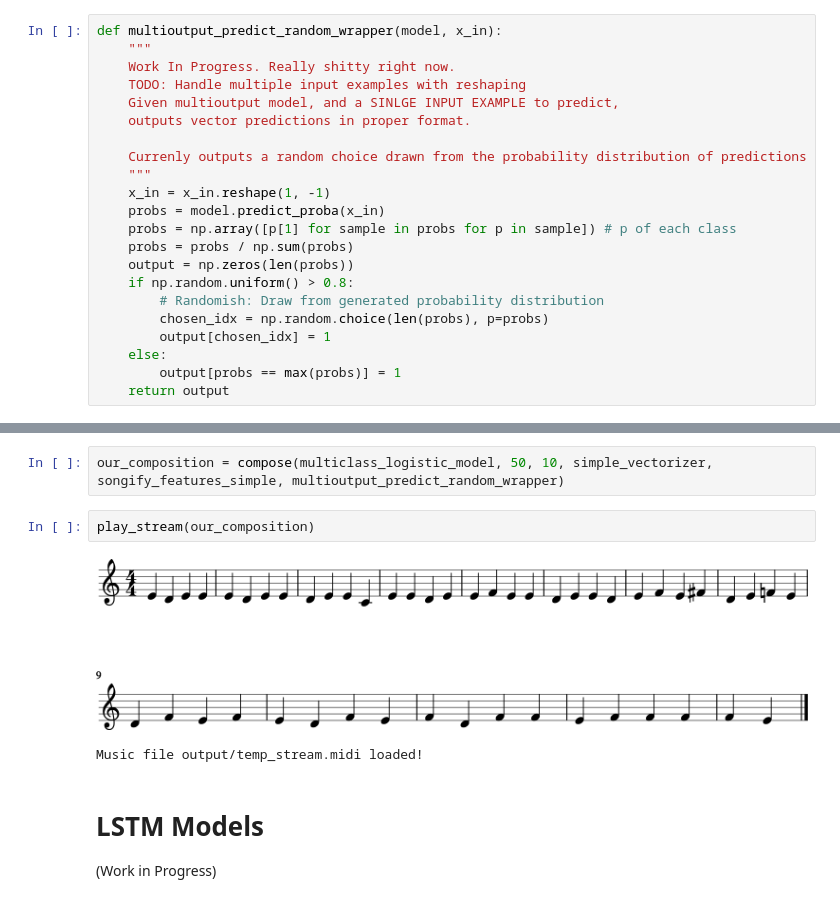
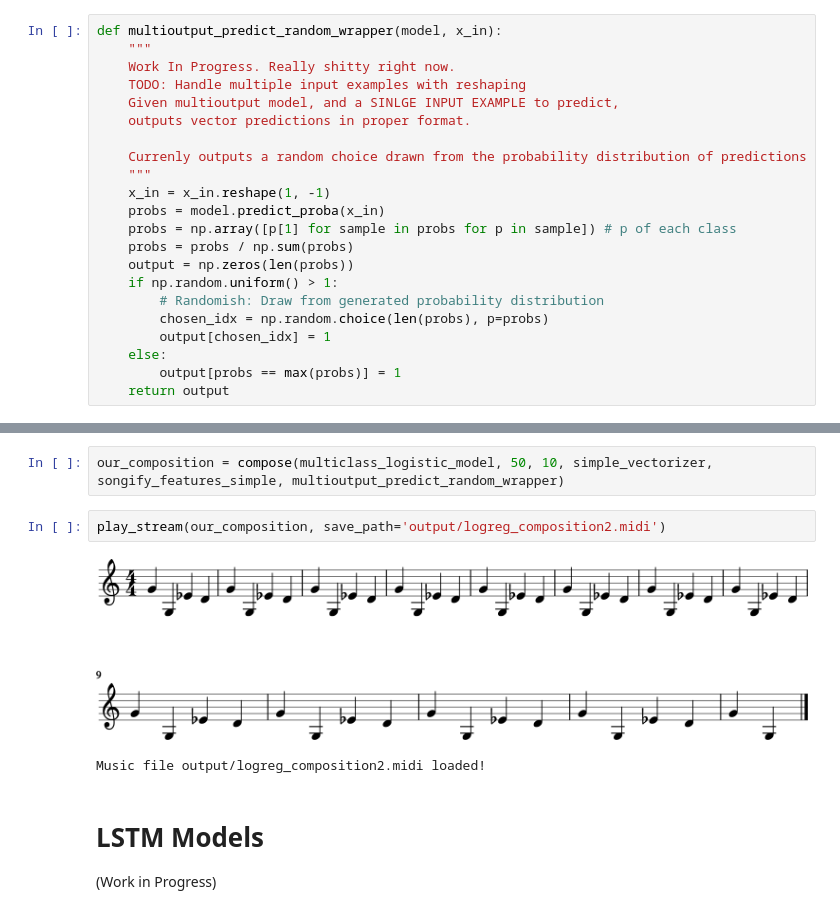
Before and after one commit to joycex99/JamJeneration, a Jupyter notebook: music_sampling.ipynb, the cells around one changed output, grey strips where cells are left out. Drawn from its saved outputs; the diff is of its cells as text.

Commit message:
Three logistic regression compositions

```diff
--- a/music_sampling.ipynb
+++ b/music_sampling.ipynb
@@ -317,7 +324,7 @@ def multioutput_predict_random_wrapper(model, x_in):
     probs = np.array([p[1] for sample in probs for p in sample]) # p of each class
     probs = probs / np.sum(probs)
     output = np.zeros(len(probs))
-    if np.random.uniform() > 0.8:
+    if np.random.uniform() > 1:
         # Randomish: Draw from generated probability distribution
         chosen_idx = np.random.choice(len(probs), p=probs)
         output[chosen_idx] = 1
@@ -384,10 +391,10 @@ def play_stream(our_stream, save_path=None):
 # %%
 our_composition = compose(multiclass_logistic_model, 50, 10, simple_vectorizer, songify_features_simple, multioutput_predict_random_wrapper)
 # %%
-play_stream(our_composition)
+play_stream(our_composition, save_path='output/logreg_composition2.midi')
 # %% [output]
-[figure, old version]
+[figure, new version]
-Music file output/temp_stream.midi loaded!
+Music file output/logreg_composition2.midi loaded!
 # %% [markdown]
 # LSTM Models
 
```
Also changed, not shown: parts of 2 cells of this notebook, 4 other files.
